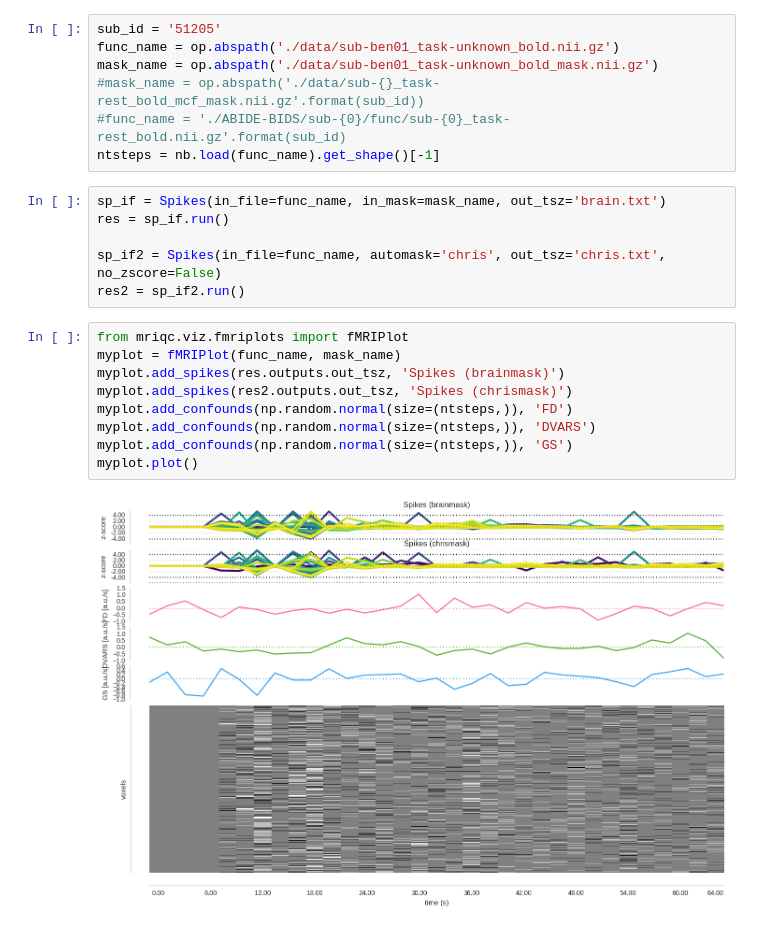
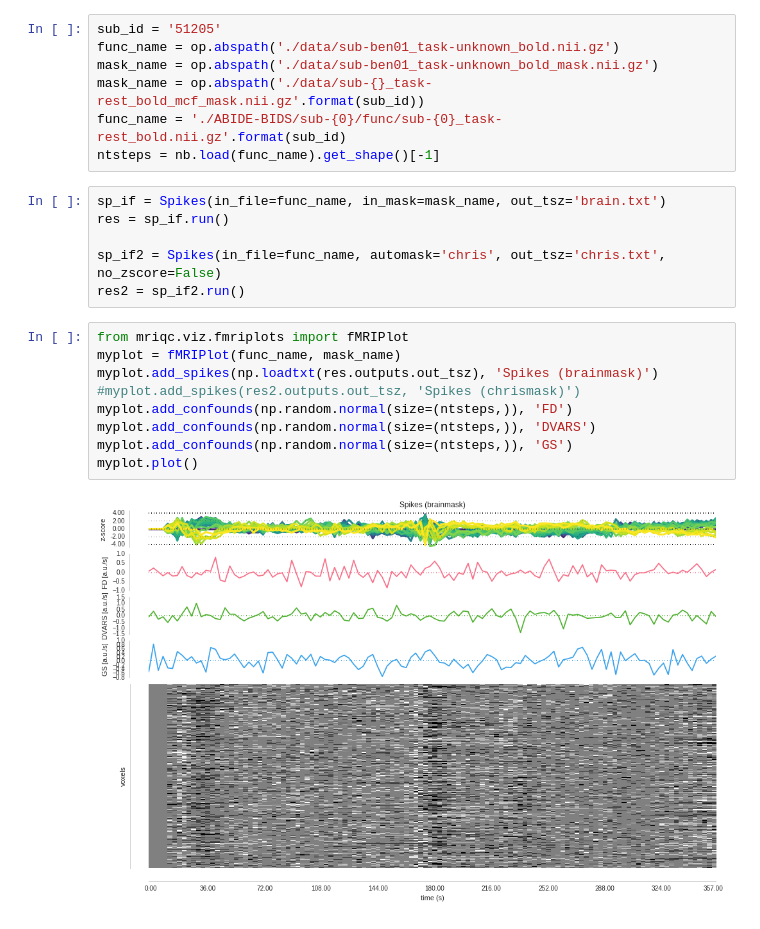
Before and after one commit to nipreps/mriqc, a Jupyter notebook: notebooks/QualityAssessment.ipynb, the cells around one changed output. Cells and saved outputs as stored; diff of their text form.

Commit message:
integrated new plots into workflow

```diff
--- a/notebooks/QualityAssessment.ipynb
+++ b/notebooks/QualityAssessment.ipynb
@@ -30,8 +30,8 @@ sub-ben01_task-unknown_bold.nii.gz
 sub_id = '51205'
 func_name = op.abspath('./data/sub-ben01_task-unknown_bold.nii.gz')
 mask_name = op.abspath('./data/sub-ben01_task-unknown_bold_mask.nii.gz')
-#mask_name = op.abspath('./data/sub-{}_task-rest_bold_mcf_mask.nii.gz'.format(sub_id))
-#func_name = './ABIDE-BIDS/sub-{0}/func/sub-{0}_task-rest_bold.nii.gz'.format(sub_id)
+mask_name = op.abspath('./data/sub-{}_task-rest_bold_mcf_mask.nii.gz'.format(sub_id))
+func_name = './ABIDE-BIDS/sub-{0}/func/sub-{0}_task-rest_bold.nii.gz'.format(sub_id)
 ntsteps = nb.load(func_name).get_shape()[-1]
 # %%
 sp_if = Spikes(in_file=func_name, in_mask=mask_name, out_tsz='brain.txt')
@@ -42,11 +42,11 @@ res2 = sp_if2.run()
 # %%
 from mriqc.viz.fmriplots import fMRIPlot
 myplot = fMRIPlot(func_name, mask_name)
-myplot.add_spikes(res.outputs.out_tsz, 'Spikes (brainmask)')
-myplot.add_spikes(res2.outputs.out_tsz, 'Spikes (chrismask)')
+myplot.add_spikes(np.loadtxt(res.outputs.out_tsz), 'Spikes (brainmask)')
+#myplot.add_spikes(res2.outputs.out_tsz, 'Spikes (chrismask)')
 myplot.add_confounds(np.random.normal(size=(ntsteps,)), 'FD')
 myplot.add_confounds(np.random.normal(size=(ntsteps,)), 'DVARS')
 myplot.add_confounds(np.random.normal(size=(ntsteps,)), 'GS')
 myplot.plot()
 # %% [output]
-[figure, old version]
+[figure, new version]
```
Also changed, not shown: 3 other files.
